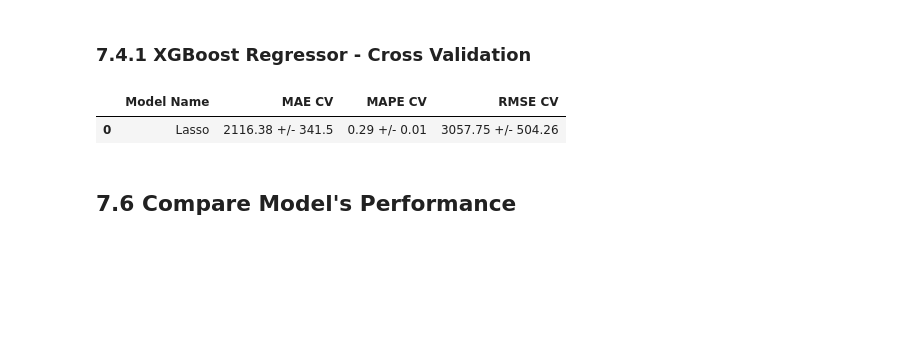
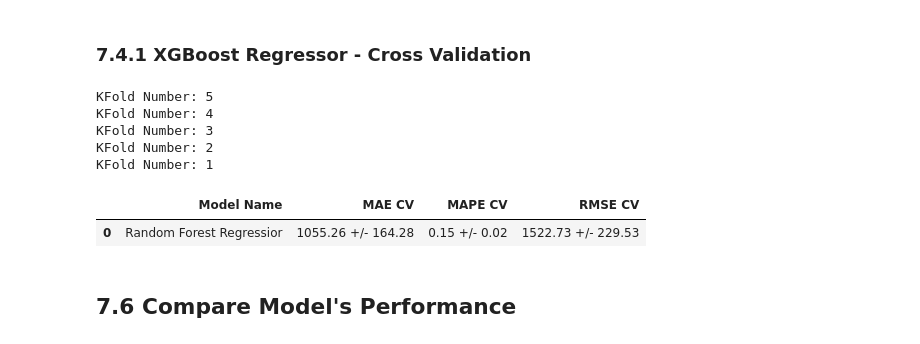
Before and after one commit to miguelzeph/curso_ds_em_producao, a Jupyter notebook: notebook_store_sales_prediction.ipynb, the cells around one changed output. Drawn from its saved outputs; the diff is of its cells as text; code cells hidden in the pictures; blank space fills up the shorter version.

```diff
--- a/notebook_store_sales_prediction.ipynb
+++ b/notebook_store_sales_prediction.ipynb
@@ -2145,11 +2151,16 @@ xgb_result
 # %% [markdown]
 ### 7.4.1 XGBoost Regressor - Cross Validation
 # %%
-xgb_result_cv = cross_validation( x_training, 5, 'Random Forest Regressior', model = xgb, verbose = True )
+xgb_result_cv = cross_validation( x_training, 5, 'XGBoost Regressor', model = xgb, verbose = True )
 xgb_result_cv
 # %% [output]
+KFold Number: 5
+KFold Number: 4
+KFold Number: 3
+KFold Number: 2
+KFold Number: 1
 |  | Model Name | MAE CV | MAPE CV | RMSE CV |
-| 0 | Lasso | 2116.38 +/- 341.5 | 0.29 +/- 0.01 | 3057.75 +/- 504.26 |
+| 0 | Random Forest Regressior | 1055.26 +/- 164.28 | 0.15 +/- 0.02 | 1522.73 +/- 229.53 |
 # %% [markdown]
 ## 7.6 Compare Model's Performance
 # %% [markdown]
```
Also changed, not shown: parts of 8 cells of this notebook.
